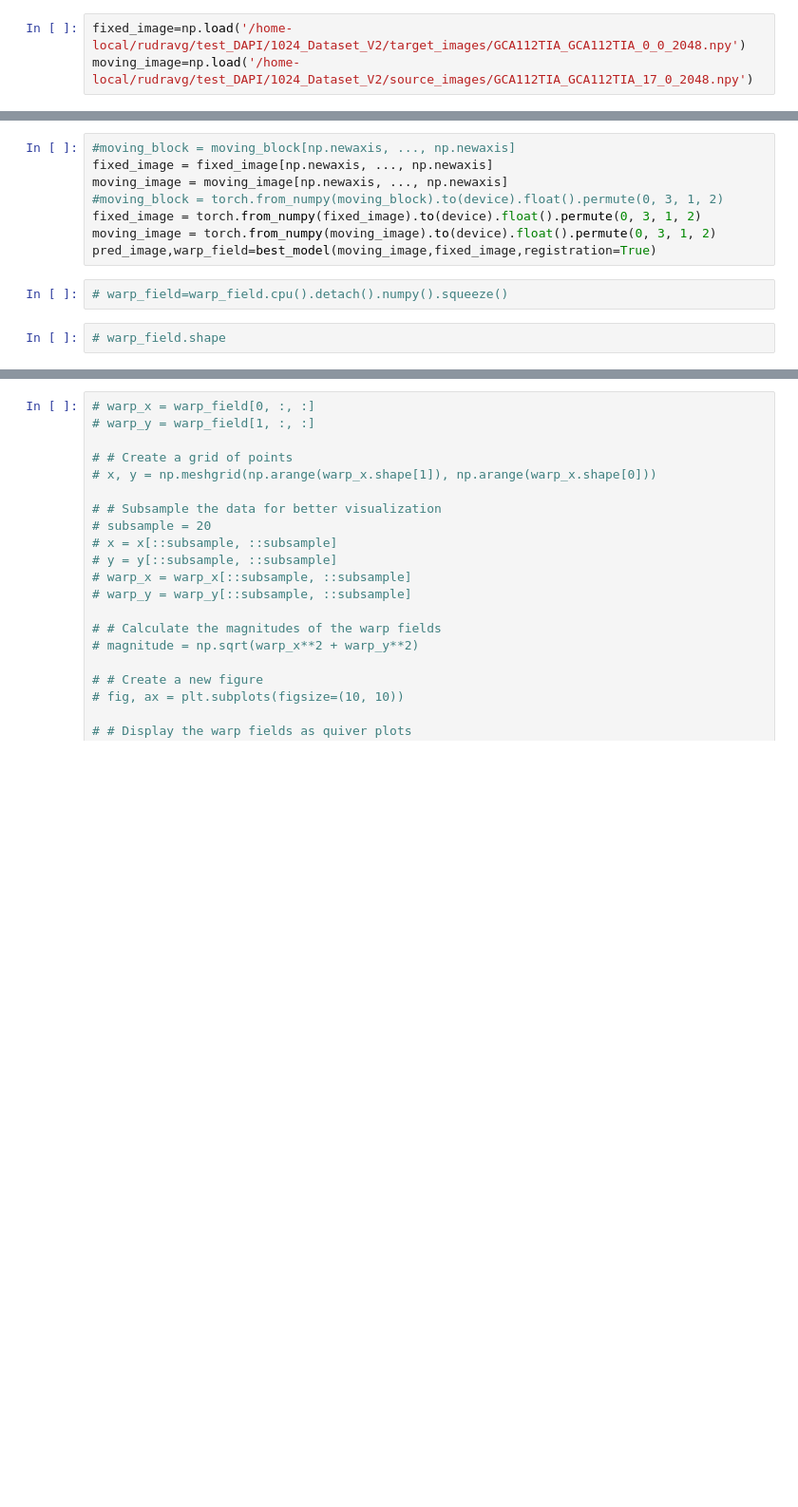
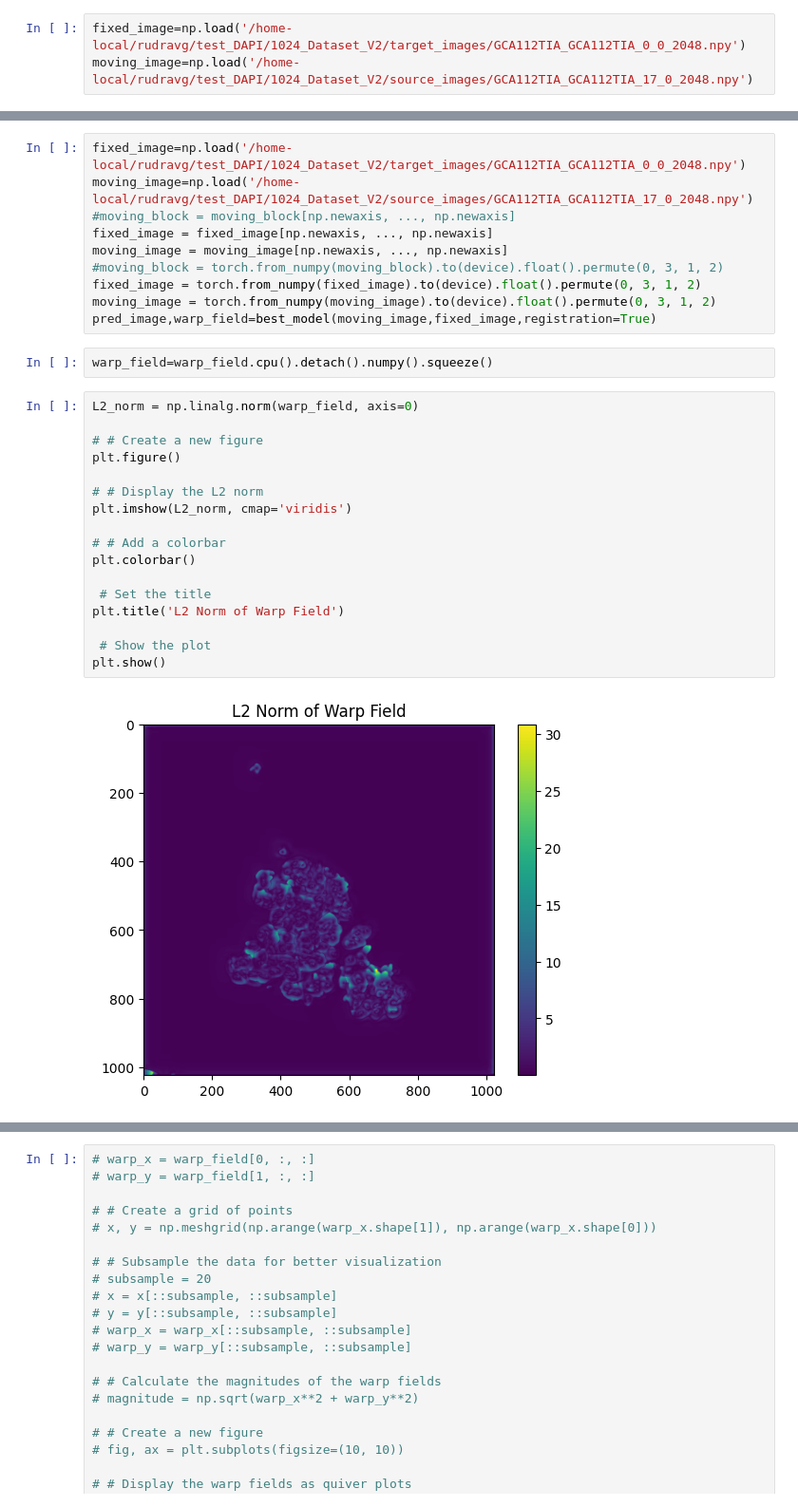
Before and after one commit to MASILab/DAPI_RegNet, a Jupyter notebook: vxl_morph/voxelmorph-dev/009_visualizing_warp_field.ipynb, the cells around one changed output, grey strips where cells are left out. Shown at 95% size. Saved outputs shown, nothing was run; the diff lists cells and outputs as text; blank space fills up the shorter version.

```diff
--- a/vxl_morph/voxelmorph-dev/009_visualizing_warp_field.ipynb
+++ b/vxl_morph/voxelmorph-dev/009_visualizing_warp_field.ipynb
@@ -54,6 +55,8 @@ VxmDense(
   (transformer): SpatialTransformer()
 )
 # %%
+fixed_image=np.load('/home-local/rudravg/test_DAPI/1024_Dataset_V2/target_images/GCA112TIA_GCA112TIA_0_0_2048.npy')
+moving_image=np.load('/home-local/rudravg/test_DAPI/1024_Dataset_V2/source_images/GCA112TIA_GCA112TIA_17_0_2048.npy')
 #moving_block = moving_block[np.newaxis, ..., np.newaxis]
 fixed_image = fixed_image[np.newaxis, ..., np.newaxis]
 moving_image = moving_image[np.newaxis, ..., np.newaxis]
@@ -62,6 +65,23 @@ fixed_image = torch.from_numpy(fixed_image).to(device).float().permute(0, 3, 1,
 moving_image = torch.from_numpy(moving_image).to(device).float().permute(0, 3, 1, 2)
 pred_image,warp_field=best_model(moving_image,fixed_image,registration=True)
 # %%
-# warp_field=warp_field.cpu().detach().numpy().squeeze()
+warp_field=warp_field.cpu().detach().numpy().squeeze()
-# %%
-# warp_field.shape
+# %%
+L2_norm = np.linalg.norm(warp_field, axis=0)
+
+# # Create a new figure
+plt.figure()
+
+# # Display the L2 norm
+plt.imshow(L2_norm, cmap='viridis')
+
+# # Add a colorbar
+plt.colorbar()
+
+ # Set the title
+plt.title('L2 Norm of Warp Field')
+
+ # Show the plot
+plt.show()
+# %% [output]
+[figure, added]
```
Also changed, not shown: parts of 7 cells of this notebook, 44 other files.
